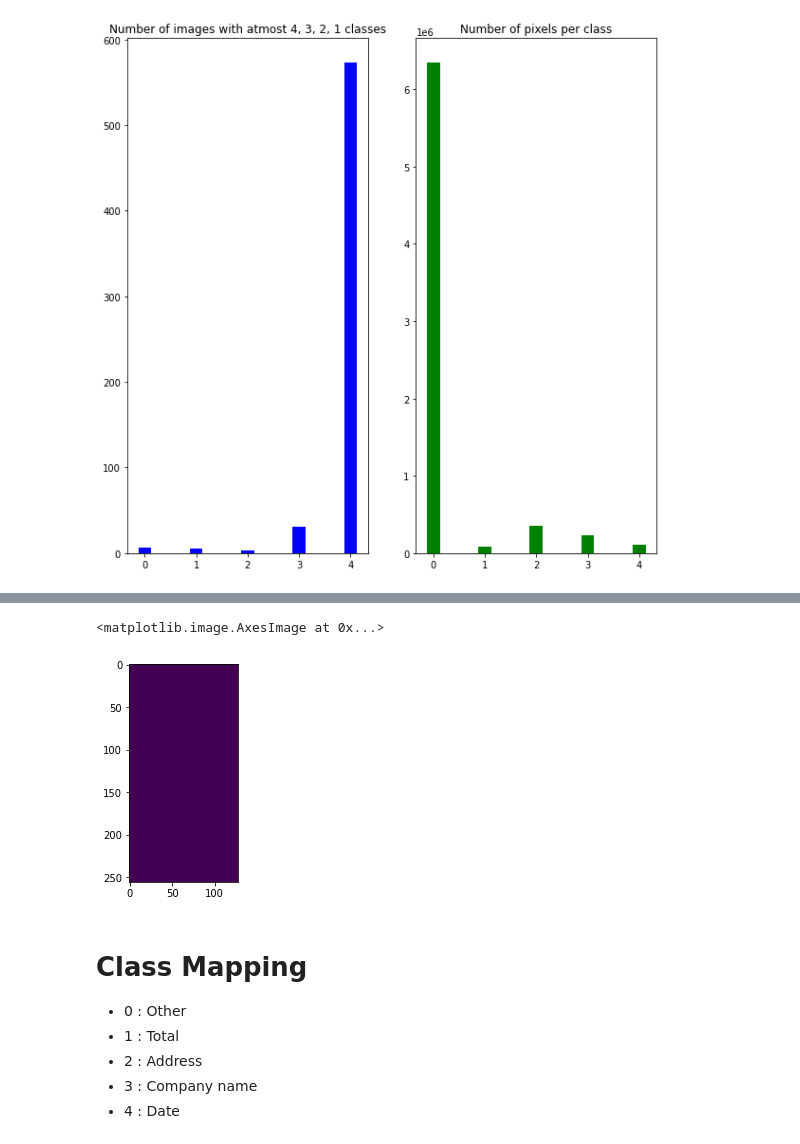
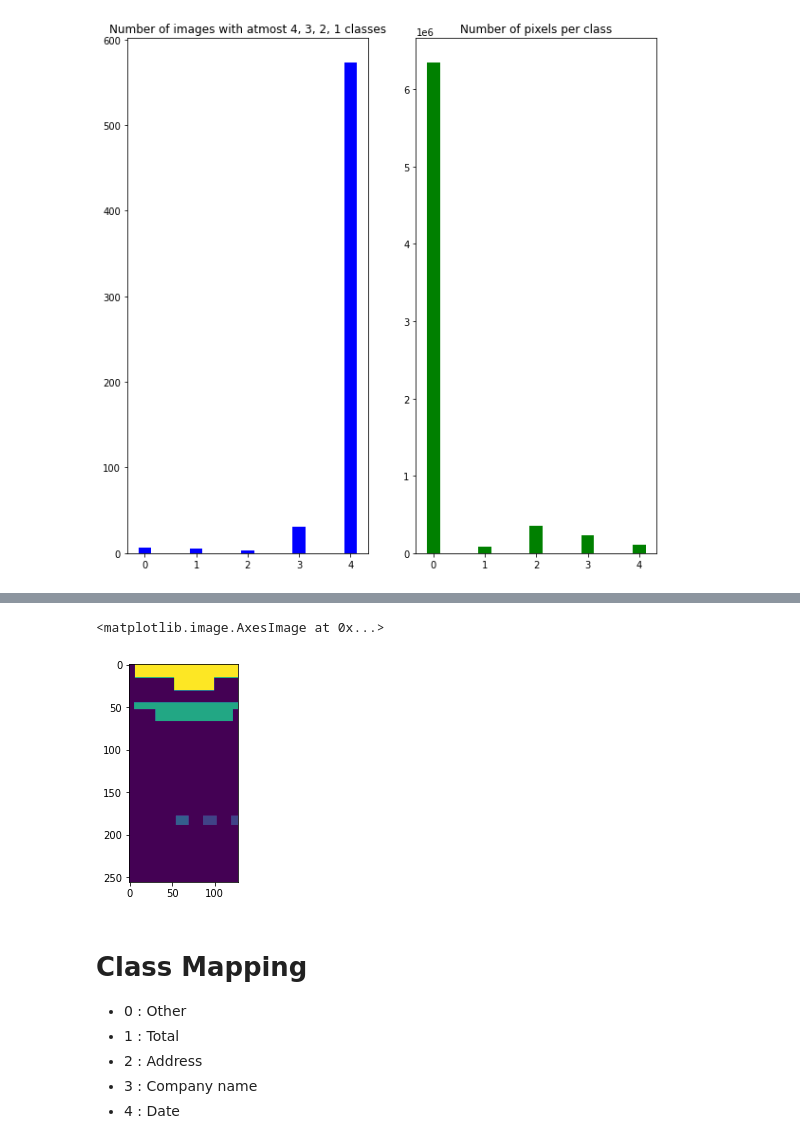
Before and after one commit to Hrishkesh/Invoice-, a Jupyter notebook: Data_visualization.ipynb, the cells around one changed output, grey strips where cells are left out. Saved outputs shown, nothing was run; the diff lists cells and outputs as text; code cells hidden in the pictures.

```diff
--- a/Data_visualization.ipynb
+++ b/Data_visualization.ipynb
@@ -780,0 +794,28 @@ np_bbox_anchor_mask = extract_anchor_mask(pd_bbox, np.shape(tab_img[i]))
+# %%
+def extract_anchor_coordinates(pd_bbox, img_shape):
+    pd_bbox['left'] /= img_shape[1]
+    pd_bbox['right'] /= img_shape[1]
+    pd_bbox['top'] /= img_shape[0]
+    pd_bbox['bot'] /= img_shape[0]
+
+    pd_bbox['np_left'] = round(pd_bbox['left']*target_width)
+    pd_bbox['np_right'] = round(pd_bbox['right']*target_width)
+    pd_bbox['np_top'] = round(pd_bbox['top']*target_height)
+    pd_bbox['np_bot'] = round(pd_bbox['bot']*target_height)
+
+    pd_bbox['np_left'] = pd_bbox['np_left'].astype(int)
+    pd_bbox['np_right'] = pd_bbox['np_right'].astype(int)
+    pd_bbox['np_top'] = pd_bbox['np_top'].astype(int)
+    pd_bbox['np_bot'] = pd_bbox['np_bot'].astype(int)
+
+    np_bbox_anchor_coord = np.zeros((target_height, target_width, 4*nb_anchors))
+    for index, row in pd_bbox.iterrows():
+        if row["class"] > 0:
+            np_bbox_anchor_coord[row["np_top"]:row["np_bot"], row["np_left"]:row["np_right"], 4*(row["class"]-1)] = row["left"]
+            np_bbox_anchor_coord[row["np_top"]:row["np_bot"], row["np_left"]:row["np_right"], 4*(row["class"]-1)+1] = row["top"]
+            np_bbox_anchor_coord[row["np_top"]:row["np_bot"], row["np_left"]:row["np_right"], 4*(row["class"]-1)+2] = row["right"]
+            np_bbox_anchor_coord[row["np_top"]:row["np_bot"], row["np_left"]:row["np_right"], 4*(row["class"]-1)+3] = row["bot"]
+
+    return np_bbox_anchor_coord #(256,128,16) 4Xnb_anchors(box coordinates)
+# %%
+np_bbox_anchor_coord = extract_anchor_coordinates(pd_bbox, np.shape(tab_img[i]))
@@ -781,8 +836,8 @@ np_bbox_anchor_mask = extract_anchor_mask(pd_bbox, np.shape(tab_img[i]))
 # %%
-plt.imshow(np.apply_along_axis(np.argmax, axis=2, arr=np_bbox_anchor_mask) +150)
+plt.imshow(np.apply_along_axis(np.argmax, axis=2, arr=np_bbox_anchor_coord))
 # %% [output]
 <matplotlib.image.AxesImage at 0x...>
-[figure, old version]
+[figure, new version]
 # %% [markdown]
 # Class Mapping
 
```
Also changed, not shown: parts of 33 cells of this notebook.
